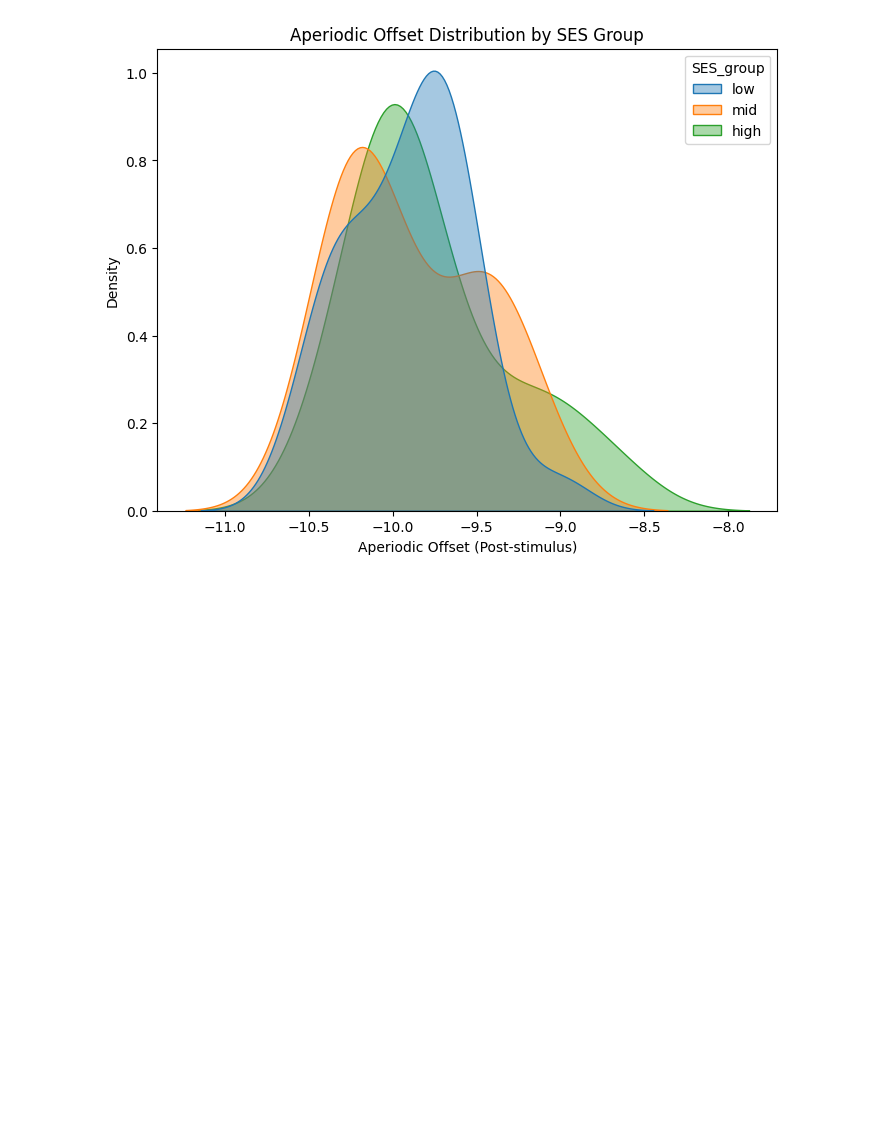
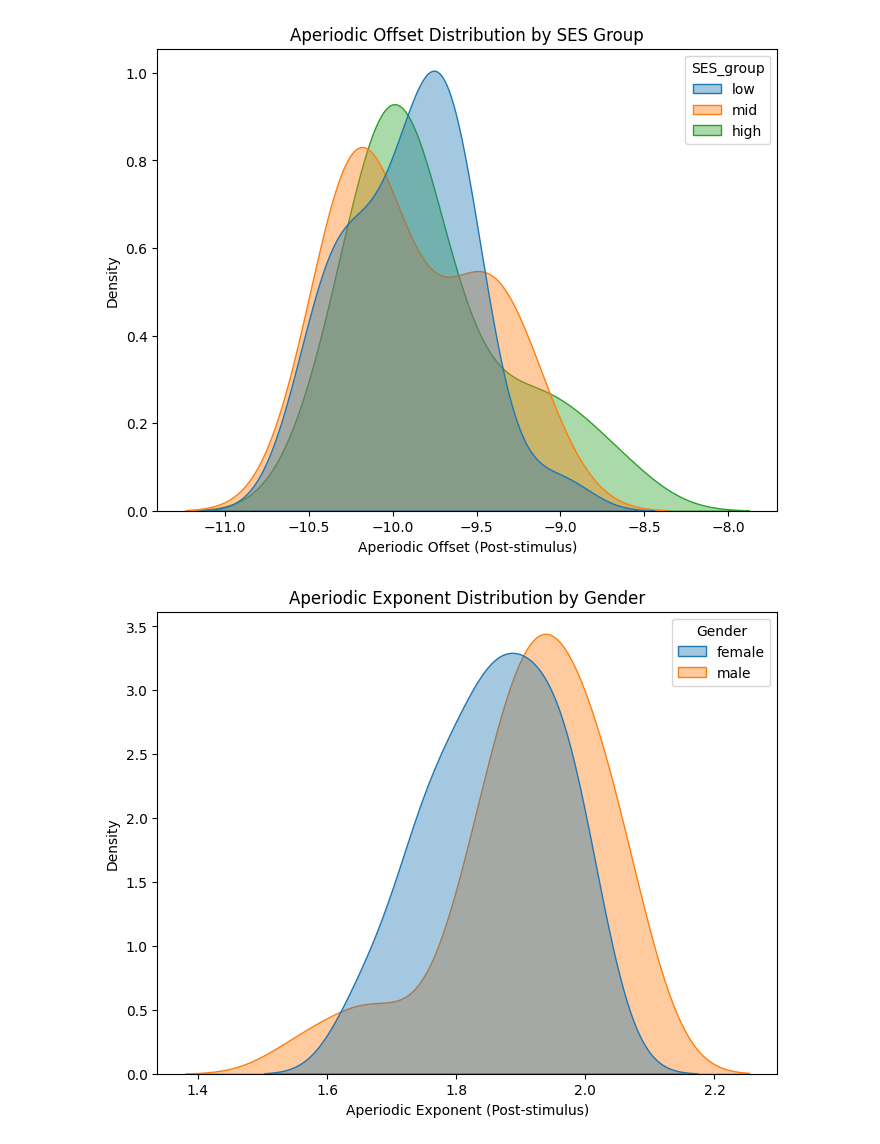
Before and after one commit to KeanuVentura/sesaperiodic, a Jupyter notebook: pipelinedraft.ipynb, the cells around one changed output. Cells and saved outputs as stored; diff of their text form; code cells hidden in the pictures; blank space fills up the shorter version.

Commit message:
density plots

```diff
--- a/pipelinedraft.ipynb
+++ b/pipelinedraft.ipynb
@@ -862,3 +862,22 @@ plt.show()
 [figure]
 # %%
 # there are no meaningful differences in aperiodic offset across SES groups
+# %%
+plt.figure(figsize=(8,6))
+
+sns.kdeplot(
+    data=df_clean,
+    x='exp_post',
+    hue='Gender',
+    fill=True,
+    common_norm=False,
+    alpha=0.4
+)
+
+plt.title('Aperiodic Exponent Distribution by Gender')
+plt.xlabel('Aperiodic Exponent (Post-stimulus)')
+plt.ylabel('Density')
+
+plt.show()
+# %% [output]
+[figure, added]
```
Also changed, not shown: parts of 1 cell of this notebook.
